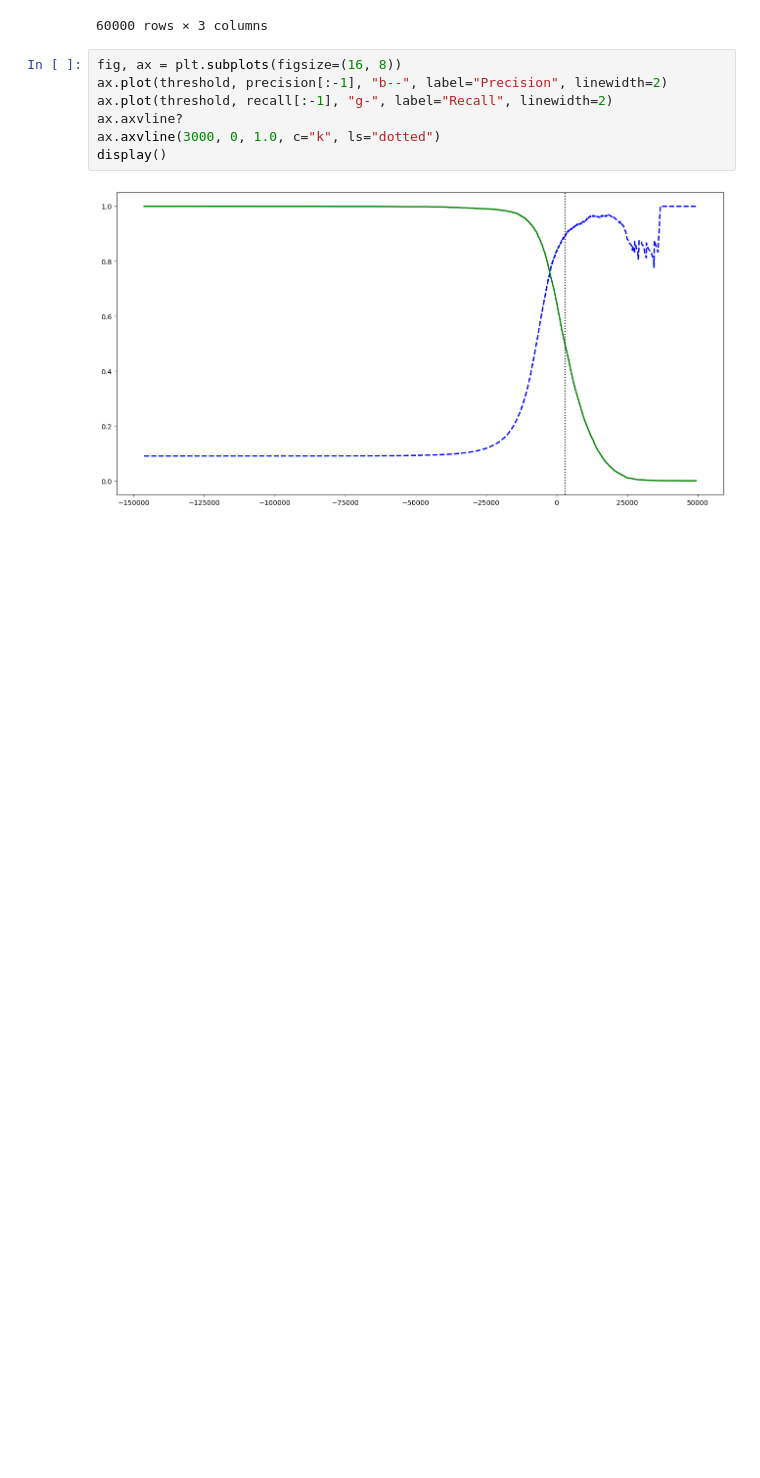
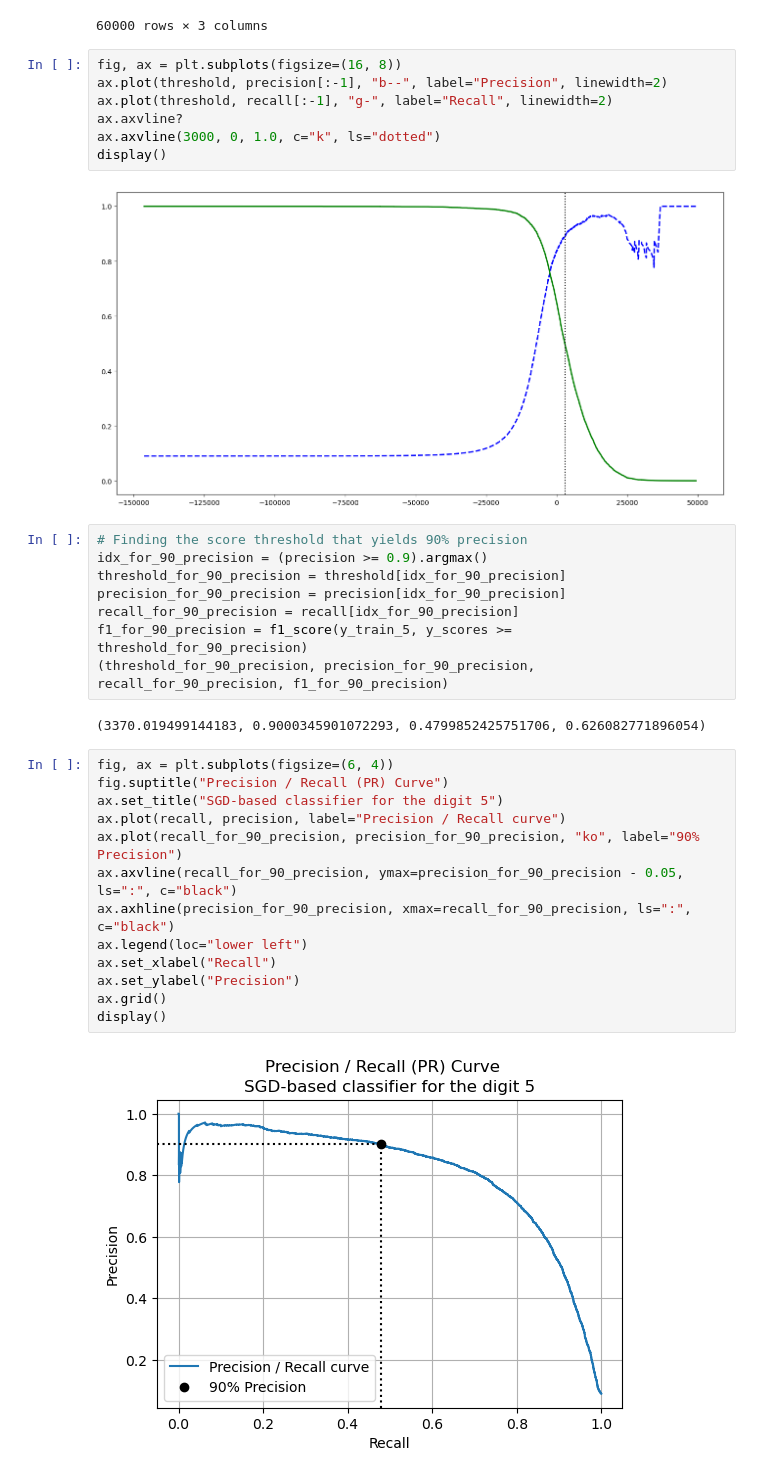
Before and after one commit to vaharoni/homl3, a Jupyter notebook: ch03/main.ipynb, the cells around one changed output. Drawn from its saved outputs; the diff is of its cells as text; blank space fills up the shorter version.

```diff
--- a/ch03/main.ipynb
+++ b/ch03/main.ipynb
@@ -158,3 +159,28 @@ ax.axvline(3000, 0, 1.0, c="k", ls="dotted")
 display()
 # %% [output]
 [figure]
+# %%
+# Finding the score threshold that yields 90% precision
+idx_for_90_precision = (precision >= 0.9).argmax()
+threshold_for_90_precision = threshold[idx_for_90_precision]
+precision_for_90_precision = precision[idx_for_90_precision]
+recall_for_90_precision = recall[idx_for_90_precision]
+f1_for_90_precision = f1_score(y_train_5, y_scores >= threshold_for_90_precision)
+(threshold_for_90_precision, precision_for_90_precision, recall_for_90_precision, f1_for_90_precision)
+# %% [output]
+(3370.019499144183, 0.9000345901072293, 0.4799852425751706, 0.626082771896054)
+# %%
+fig, ax = plt.subplots(figsize=(6, 4))
+fig.suptitle("Precision / Recall (PR) Curve")
+ax.set_title("SGD-based classifier for the digit 5")
+ax.plot(recall, precision, label="Precision / Recall curve")
+ax.plot(recall_for_90_precision, precision_for_90_precision, "ko", label="90% Precision")
+ax.axvline(recall_for_90_precision, ymax=precision_for_90_precision - 0.05, ls=":", c="black")
+ax.axhline(precision_for_90_precision, xmax=recall_for_90_precision, ls=":", c="black")
+ax.legend(loc="lower left")
+ax.set_xlabel("Recall")
+ax.set_ylabel("Precision")
+ax.grid()
+display()
+# %% [output]
+[figure, added]
```
Also changed, not shown: parts of 33 cells of this notebook, 3 other files.
